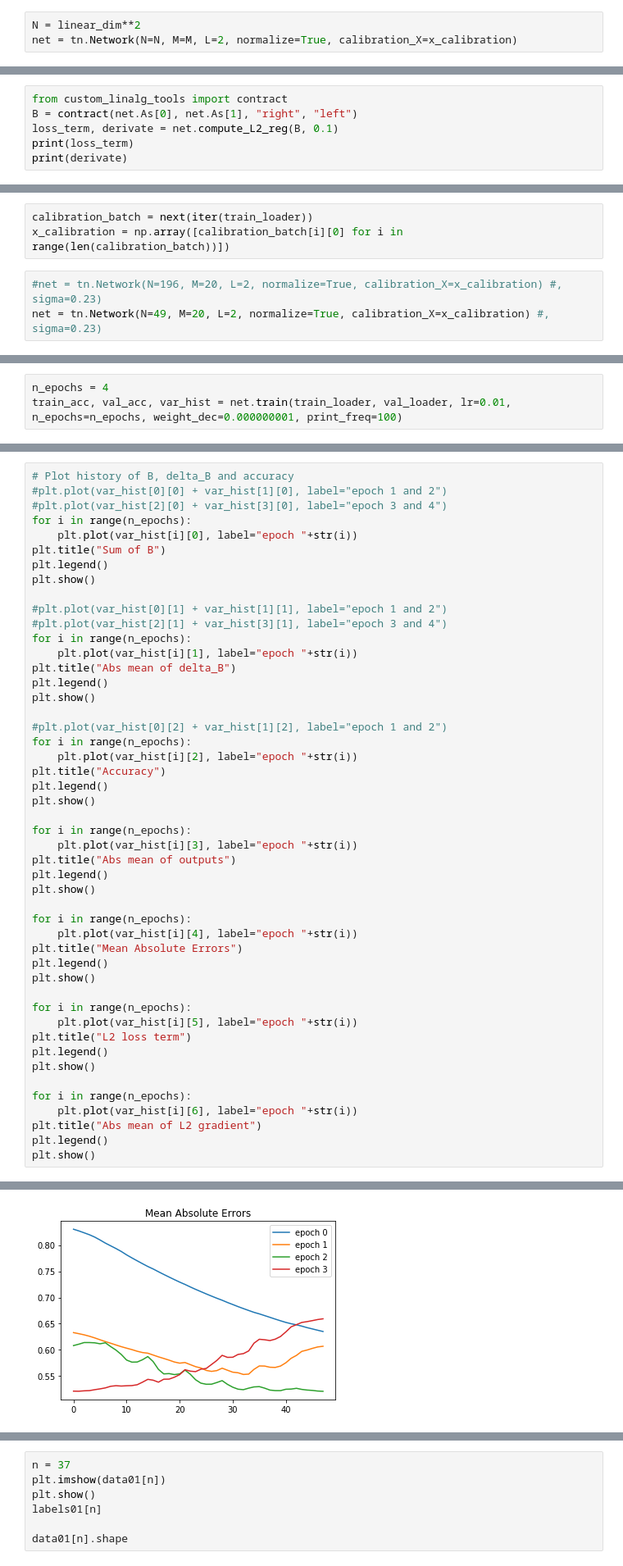
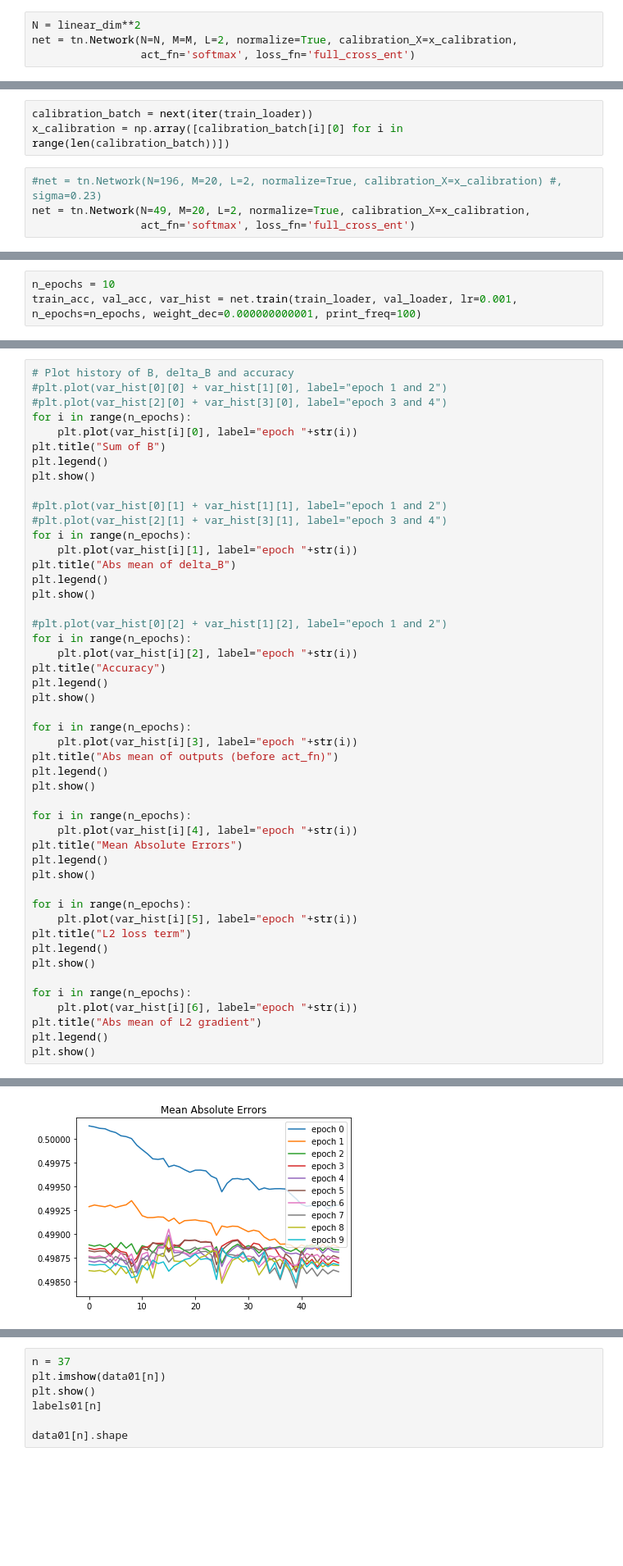
Before and after one commit to francescovidaich964/TensorNetworkForML, a Jupyter notebook: TensorNetwork/tn_test.ipynb, the cells around one changed output, grey strips where cells are left out. Shown at 82% size. Drawn from its saved outputs; the diff is of its cells as text; blank space fills up the shorter version.

```diff
--- a/TensorNetwork/tn_test.ipynb
+++ b/TensorNetwork/tn_test.ipynb
@@ -90,7 +93,8 @@ calibration_batch = next(iter(train_loader))
 x_calibration = np.array([calibration_batch[i][0] for i in range(len(calibration_batch))])
 # %%
 N = linear_dim**2
-net = tn.Network(N=N, M=M, L=2, normalize=True, calibration_X=x_calibration)
+net = tn.Network(N=N, M=M, L=2, normalize=True, calibration_X=x_calibration,
+                 act_fn='softmax', loss_fn='full_cross_ent')
 # %% [output]
 Normalizing weights...
 Scaling factor: 6.40
@@ -101,6 +104,0 @@ f_max for random input of 4872 samples (after):  1.0000000000000022
-# %%
-from custom_linalg_tools import contract
-B = contract(net.As[0], net.As[1], "right", "left")
-loss_term, derivate = net.compute_L2_reg(B, 0.1)
-print(loss_term)
-print(derivate)
@@ -642,7 +634,8 @@ calibration_batch = next(iter(train_loader))
 x_calibration = np.array([calibration_batch[i][0] for i in range(len(calibration_batch))])
 # %%
 #net = tn.Network(N=196, M=20, L=2, normalize=True, calibration_X=x_calibration) #, sigma=0.23)
-net = tn.Network(N=49, M=20, L=2, normalize=True, calibration_X=x_calibration) #, sigma=0.23)
+net = tn.Network(N=49, M=20, L=2, normalize=True, calibration_X=x_calibration,
+                 act_fn='softmax', loss_fn='full_cross_ent')
 # %% [output]
 Normalizing weights...
 Scaling factor: 12.80
@@ -653,4 +646,4 @@ f_max for random input of 11824 samples (after):  1.0000000000000024
 # %%
-n_epochs = 4
-train_acc, val_acc, var_hist = net.train(train_loader, val_loader, lr=0.01, n_epochs=n_epochs, weight_dec=0.000000001, print_freq=100)
+n_epochs = 10
+train_acc, val_acc, var_hist = net.train(train_loader, val_loader, lr=0.001, n_epochs=n_epochs, weight_dec=0.000000000001, print_freq=100)
 # %% [output]
@@ -686,7 +685,7 @@ plt.show()
 
 for i in range(n_epochs):
     plt.plot(var_hist[i][3], label="epoch "+str(i))
-plt.title("Abs mean of outputs")
+plt.title("Abs mean of outputs (before act_fn)")
 plt.legend()
 plt.show()
 
@@ -715 +714 @@ plt.show()
-[figure, old version]
+[figure, new version]
```
Also changed, not shown: parts of 10 cells of this notebook, 1 other file.
